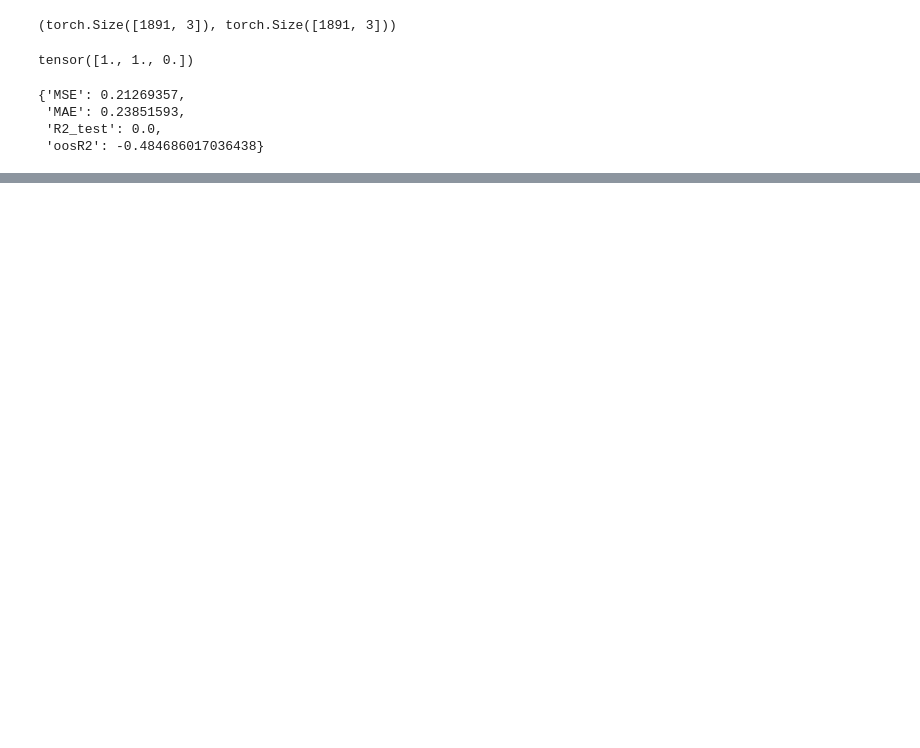
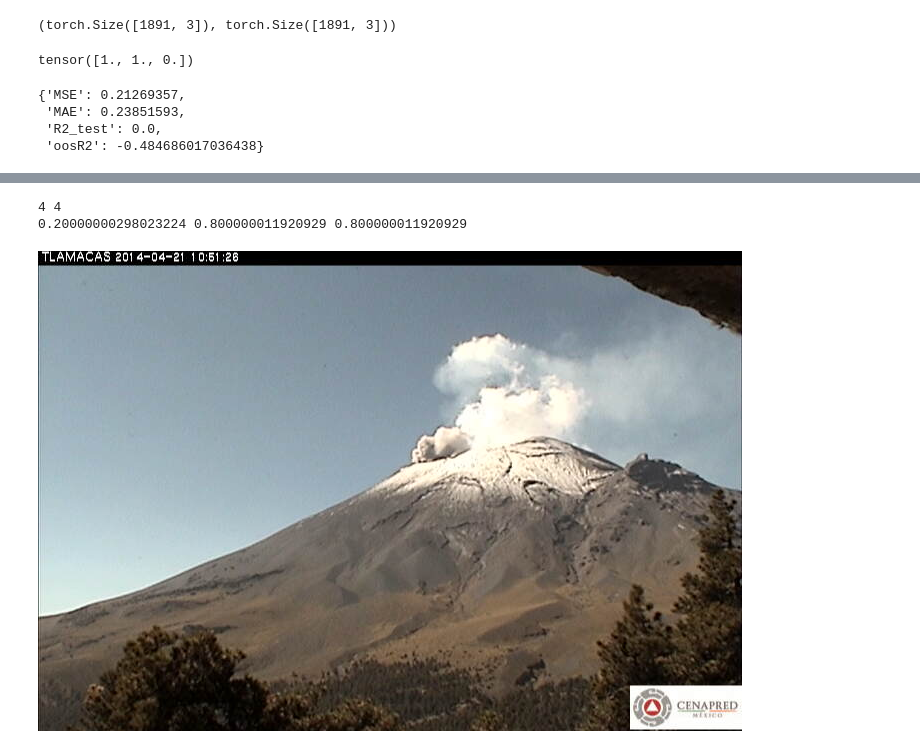
Before and after one commit to mirluvams/tesis, a Jupyter notebook: 6-model-test.ipynb, the cells around one changed output, grey strips where cells are left out. Cells and saved outputs as stored; diff of their text form; code cells hidden in the pictures; blank space fills up the shorter version.

```diff
--- a/6-model-test.ipynb
+++ b/6-model-test.ipynb
@@ -193,0 +234,8 @@ KeyboardInterrupt
+# %%
+# results: regression models
+
+reg_model_paths=[
+    "mirluvams/swinv2-tiny-patch4-window16-256-popocatepetl",
+    "mirluvams/swinv2-base-patch4-window16-256-popocatepetl",
+]
+reg_results=[evaluate_reg(ImageMultiRegressionModel.from_pretrained(model).to(DEVICE)) for model in reg_model_paths]
@@ -197,0 +290,15 @@ KeyboardInterrupt
+# %%
+model=ImageMultiRegressionModel.from_pretrained(reg_model_paths[0])
+# %%
+def display(idx):
+    row=dataset["test"][idx]
+    print(row["old_class"], row["class"])
+    print(row["light_level"], row["fume_strength"], row["explosion_strength"])
+    print(model(row["pixel_values"]))
+    return row["image"]
+# %%
+display(0)
+# %% [output]
+4 4
+0.20000000298023224 0.800000011920929 0.800000011920929
+[figure, added]
```
Also changed, not shown: parts of 23 cells of this notebook, 7 other files.
